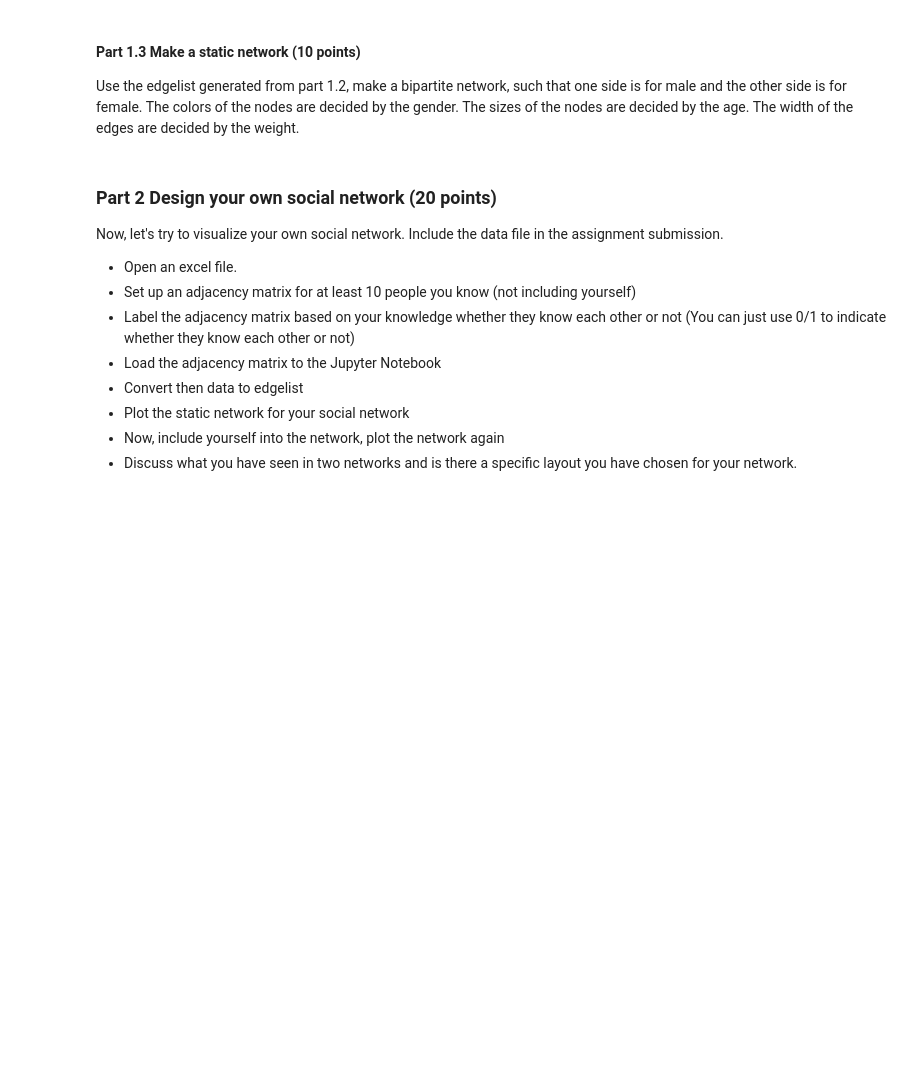
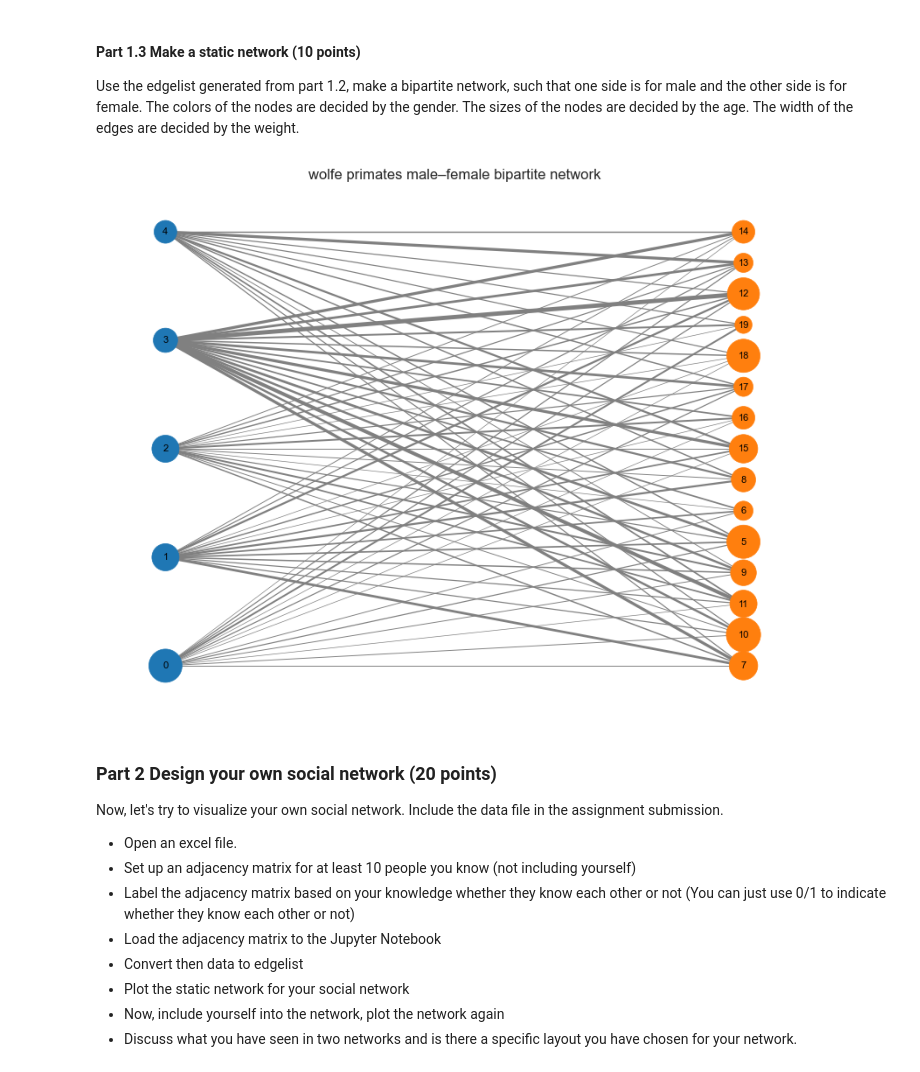
Before and after one commit to n-wible/ds4200, a Jupyter notebook: homework5/Homework5.ipynb, the cells around one changed output. Cells and saved outputs as stored; diff of their text form; code cells hidden in the pictures; blank space fills up the shorter version.

```diff
--- a/homework5/Homework5.ipynb
+++ b/homework5/Homework5.ipynb
@@ -44,10 +73,74 @@ Give title and labels for the plot.
 #### Part 1.2 edgelist (10 points)
 
 Convert the data into a edgelist data frame with three columns: source, target and weight.
+# %%
+# build edgelist
+n = link_m.shape[0]
+i, j = np.triu_indices(n, k=1)
+w = link_m.values[i, j]
+mask = w > 0
+
+edgelist = pd.DataFrame({
+    "source": ordered_ids[i[mask]],
+    "target": ordered_ids[j[mask]],
+    "weight": w[mask]
+})
 # %% [markdown]
 #### Part 1.3 Make a static network (10 points)
 
 Use the edgelist generated from part 1.2, make a bipartite network, such that one side is for male and the other side is for female. The colors of the nodes are decided by the gender. The sizes of the nodes are decided by the age. The width of the edges are decided by the weight.
+# %%
+# make bipartite network
+G = nx.Graph()
+info = labels.set_index("Id")
+
+# add nodes with attributes
+for id in ordered_ids:
+    G.add_node(id, sex=info.loc[id, "Sex"], age=info.loc[id, "Age"])
+
+# add edges only between male and female
+for _, row in edgelist.iterrows():
+    s, t = row["source"], row["target"]
+    if info.loc[s, "Sex"] == info.loc[t, "Sex"]:
+        continue
+    G.add_edge(s, t, weight=row["weight"])
+
+# separate nodes by gender
+males = [n for n, d in G.nodes(data=True) if d["sex"].lower().startswith("m")]
+females = [n for n in G if n not in males]
+pos = nx.bipartite_layout(G, males)
+
+# node size by age
+ages = np.array([d["age"] for _, d in G.nodes(data=True)])
+a_min, a_max = ages.min(), ages.max()
+sizes = 200 + (ages - a_min) / (a_max - a_min + 1e-6) * 600
+
+# node color by gender
+colors = ["tab:blue" if d["sex"].lower().startswith("m") else "tab:orange"
+          for _, d in G.nodes(data=True)]
+
+# edge width by weight
+weights = np.array([d["weight"] for _, _, d in G.edges(data=True)])
+if len(weights) > 0:
+    w_min, w_max = weights.min(), weights.max()
+    widths = 0.5 + (weights - w_min) / (w_max - w_min + 1e-6) * 3
+else:
+    widths = 1.0
+
+# draw graph
+plt.figure(figsize=(8, 6))
+nx.draw(G, pos,
+        node_color=colors,
+        node_size=sizes,
+        width=widths,
+        edge_color="gray",
+        linewidths=0.5,
+        font_size=8,
+        with_labels=True)
+plt.title("wolfe primates male–female bipartite network")
+plt.show()
+# %% [output]
+[figure, added]
 # %% [markdown]
 ### Part 2 Design your own social network (20 points)
 
```
Also changed, not shown: parts of 18 cells of this notebook, 2 other files.
